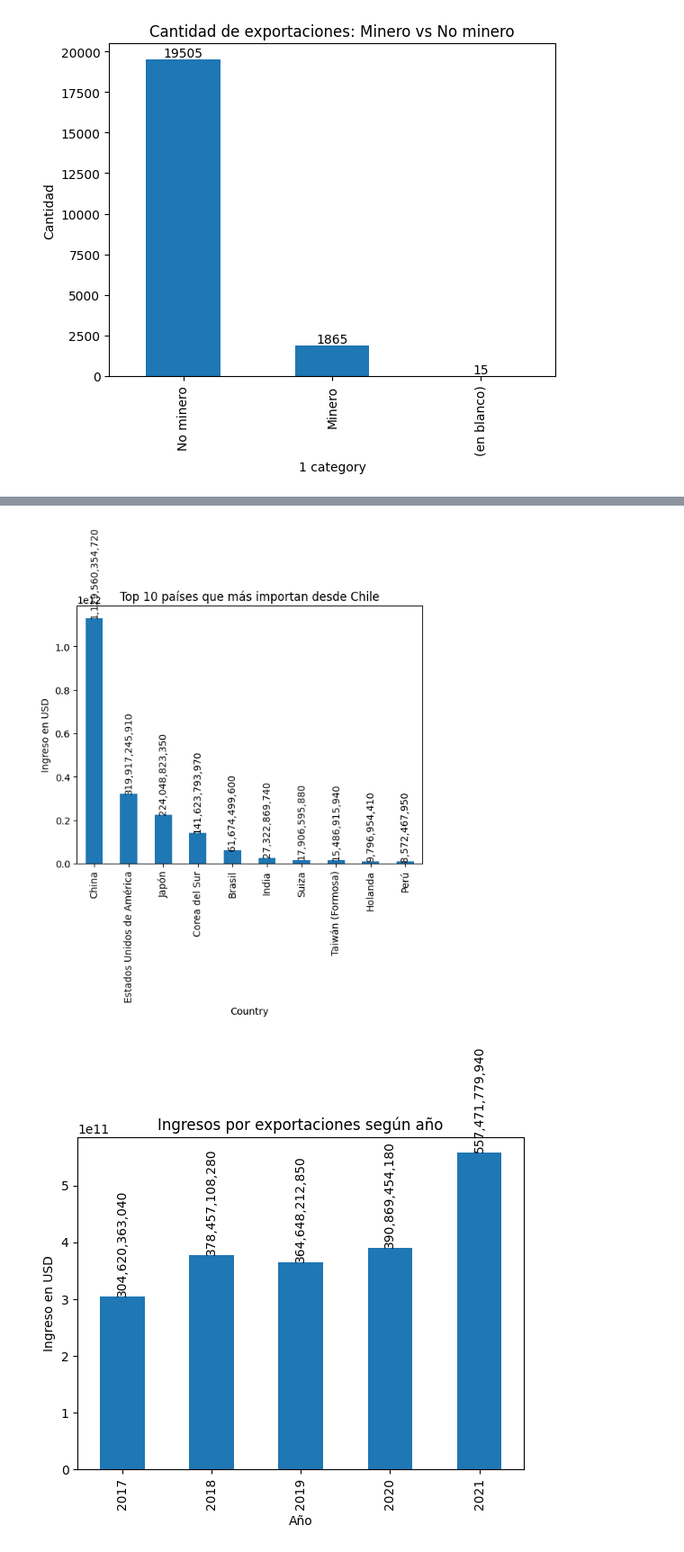
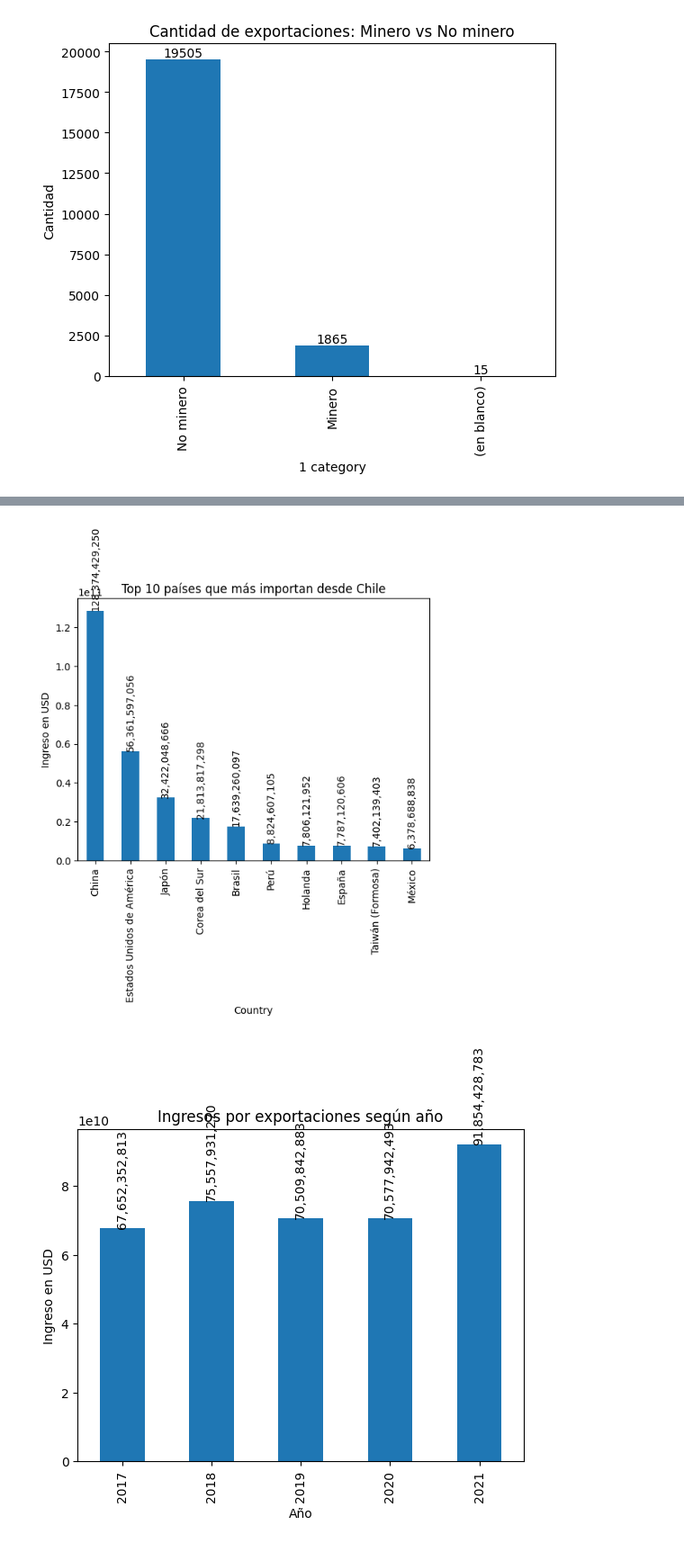
Before and after one commit to Cxris2145/MineriaDatos2026, a Jupyter notebook: ExportacionesChile2026.ipynb, the cells around one changed output, grey strips where cells are left out. Shown at 90% size. Cells and saved outputs as stored; diff of their text form; code cells hidden in the pictures.

```diff
--- a/ExportacionesChile2026.ipynb
+++ b/ExportacionesChile2026.ipynb
@@ -253,4 +249,5 @@ plt.show()
 # %%
+df['Income in USD'] = df['Income in USD'].str.replace(',', '.', regex=True).astype(float)
 # Aquí vemos cuánto dinero genera en promedio cada tipo de exportación.
 # Esto es importante porque no importa solo cuántas hay, sino cuánto dinero dejan.
 
@@ -301,24 +298,26 @@ for p in ax.patches:
 
 plt.show()
 # %% [output]
-[figure, old version]
+[figure, new version]
 # %%
 # Este gráfico ayuda a ver de forma más clara cuánto dinero se exportó en cada año.
 # Sirve para notar rápidamente si las exportaciones subieron o bajaron con el tiempo.
+# Recalculate exportaciones_por_anio to ensure it uses the numeric 'Income in USD' column
+exportaciones_por_anio = df.groupby('Year')['Income in USD'].sum()
 ax = exportaciones_por_anio.plot(kind='bar')
 
 plt.title("Ingresos por exportaciones según año")
 plt.xlabel("Año")
 plt.ylabel("Ingreso en USD")
 
 for p in ax.patches:
     ax.annotate(f'{p.get_height():,.0f}',
                 (p.get_x() + p.get_width() / 2, p.get_height()),
                 ha='center', va='bottom', rotation=90)
 
 plt.show()
 # %% [output]
-[figure, old version]
+[figure, new version]
 # %%
 # Este análisis sirve para descubrir qué productos son los que más dinero aportan.
 # Ayuda a entender cuáles son los productos más importantes dentro de las exportaciones.
```
Also changed, not shown: parts of 14 cells of this notebook.
